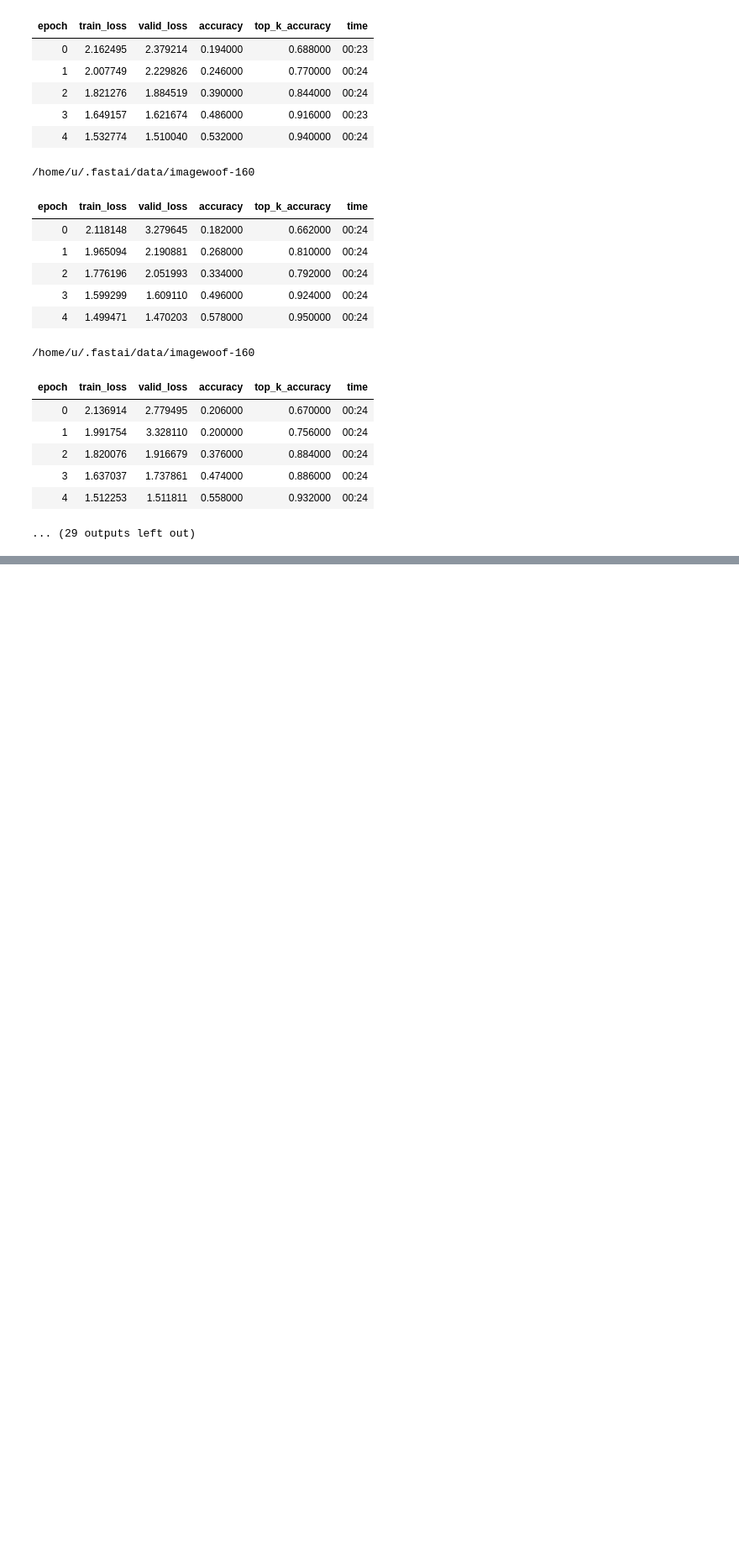
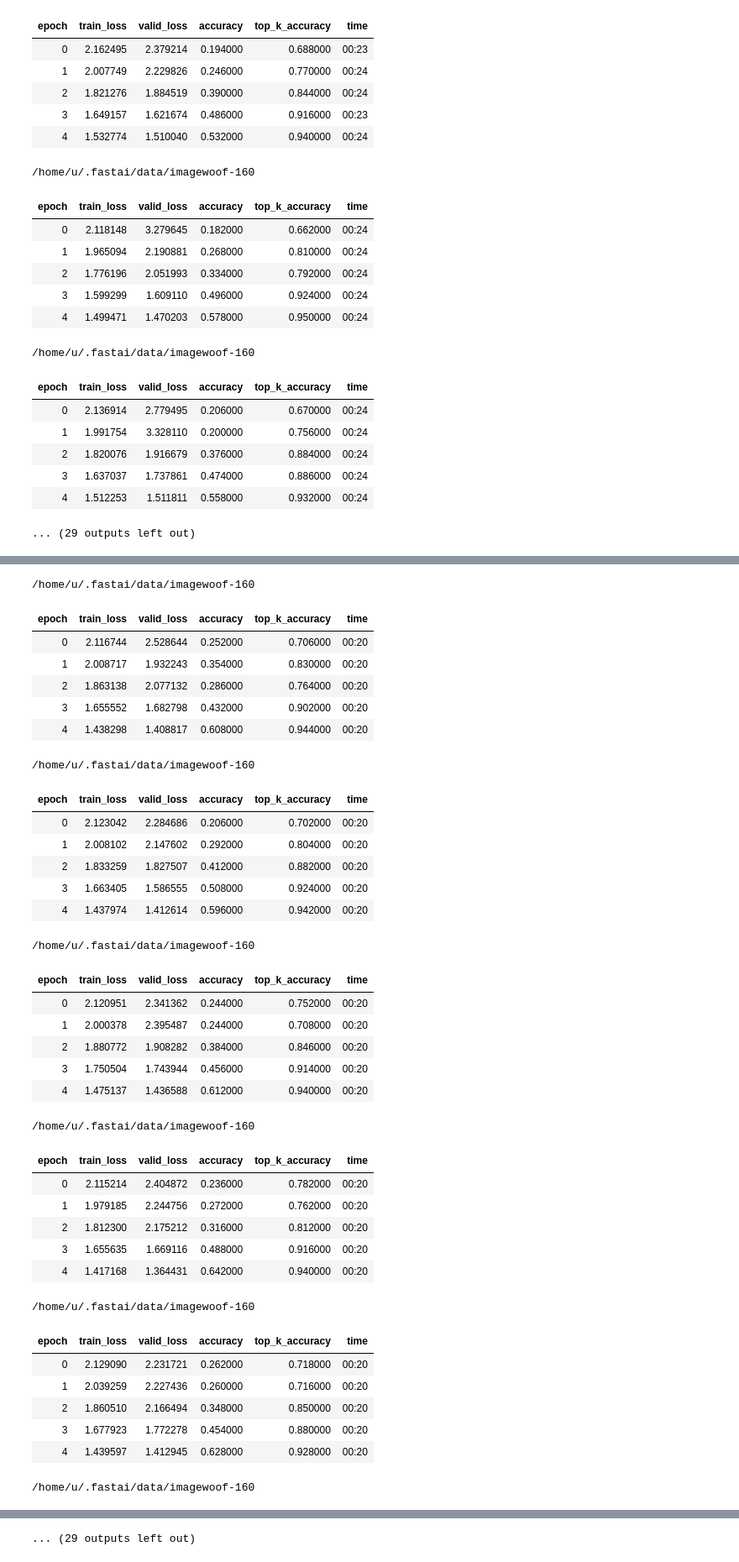
Before and after one commit to mgrankin/over9000, a Jupyter notebook: Imagewoof_128_5_epoch-bs64.ipynb, the cells around one changed output, grey strips where cells are left out. Shown at 84% size. Drawn from its saved outputs; the diff is of its cells as text; code cells hidden in the pictures; blank space fills up the shorter version.

```diff
--- a/Imagewoof_128_5_epoch-bs64.ipynb
+++ b/Imagewoof_128_5_epoch-bs64.ipynb
@@ -392,0 +445,40 @@
+# %%
+%run train.py --run 20 --woof 1 --size 128 --bs 64 --mixup 0 --sa 0 --epoch 5 --lr 1e-2 --gpu 2 \
+                --opt adamod
+# %% [output]
+/home/u/.fastai/data/imagewoof-160
+| epoch | train_loss | valid_loss | accuracy | top_k_accuracy | time |
+| 0 | 2.116744 | 2.528644 | 0.252000 | 0.706000 | 00:20 |
+| 1 | 2.008717 | 1.932243 | 0.354000 | 0.830000 | 00:20 |
+| 2 | 1.863138 | 2.077132 | 0.286000 | 0.764000 | 00:20 |
+| 3 | 1.655552 | 1.682798 | 0.432000 | 0.902000 | 00:20 |
+| 4 | 1.438298 | 1.408817 | 0.608000 | 0.944000 | 00:20 |
+/home/u/.fastai/data/imagewoof-160
+| epoch | train_loss | valid_loss | accuracy | top_k_accuracy | time |
+| 0 | 2.123042 | 2.284686 | 0.206000 | 0.702000 | 00:20 |
+| 1 | 2.008102 | 2.147602 | 0.292000 | 0.804000 | 00:20 |
+| 2 | 1.833259 | 1.827507 | 0.412000 | 0.882000 | 00:20 |
+| 3 | 1.663405 | 1.586555 | 0.508000 | 0.924000 | 00:20 |
+| 4 | 1.437974 | 1.412614 | 0.596000 | 0.942000 | 00:20 |
+/home/u/.fastai/data/imagewoof-160
+| epoch | train_loss | valid_loss | accuracy | top_k_accuracy | time |
+| 0 | 2.120951 | 2.341362 | 0.244000 | 0.752000 | 00:20 |
+| 1 | 2.000378 | 2.395487 | 0.244000 | 0.708000 | 00:20 |
+| 2 | 1.880772 | 1.908282 | 0.384000 | 0.846000 | 00:20 |
+| 3 | 1.750504 | 1.743944 | 0.456000 | 0.914000 | 00:20 |
+| 4 | 1.475137 | 1.436588 | 0.612000 | 0.940000 | 00:20 |
+/home/u/.fastai/data/imagewoof-160
+| epoch | train_loss | valid_loss | accuracy | top_k_accuracy | time |
+| 0 | 2.115214 | 2.404872 | 0.236000 | 0.782000 | 00:20 |
+| 1 | 1.979185 | 2.244756 | 0.272000 | 0.762000 | 00:20 |
+| 2 | 1.812300 | 2.175212 | 0.316000 | 0.812000 | 00:20 |
+| 3 | 1.655635 | 1.669116 | 0.488000 | 0.916000 | 00:20 |
+| 4 | 1.417168 | 1.364431 | 0.642000 | 0.940000 | 00:20 |
+/home/u/.fastai/data/imagewoof-160
+| epoch | train_loss | valid_loss | accuracy | top_k_accuracy | time |
+| 0 | 2.129090 | 2.231721 | 0.262000 | 0.718000 | 00:20 |
+| 1 | 2.039259 | 2.227436 | 0.260000 | 0.716000 | 00:20 |
+| 2 | 1.860510 | 2.166494 | 0.348000 | 0.850000 | 00:20 |
+| 3 | 1.677923 | 1.772278 | 0.454000 | 0.880000 | 00:20 |
+| 4 | 1.439597 | 1.412945 | 0.628000 | 0.928000 | 00:20 |
+/home/u/.fastai/data/imagewoof-160
@@ -392,0 +491 @@
+... (29 outputs left out)
```
Also changed, not shown: parts of 4 cells of this notebook, 5 other files.
